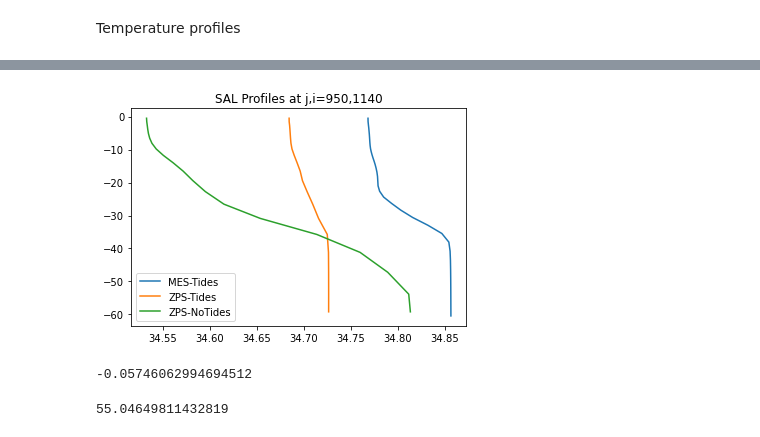
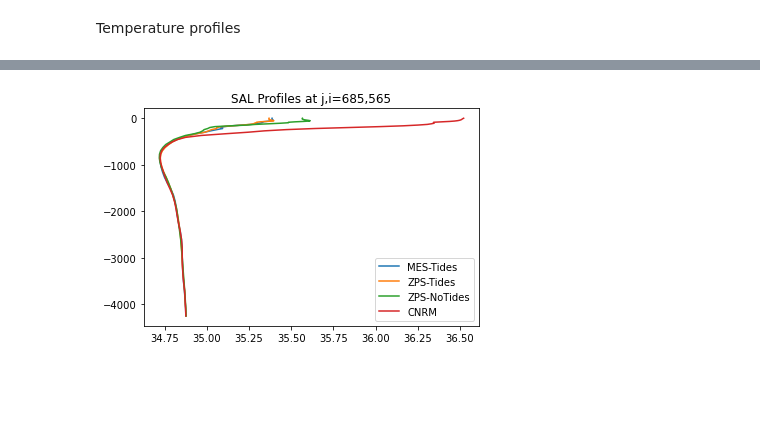
Before and after one commit to NOC-MSM/SE-NEMO, a Jupyter notebook: scripts/analysis/Notebooks/plot_SENEMO.ipynb, the cells around one changed output, grey strips where cells are left out. Cells and saved outputs as stored; diff of their text form; code cells hidden in the pictures; blank space fills up the shorter version.

```diff
--- a/scripts/analysis/Notebooks/plot_SENEMO.ipynb
+++ b/scripts/analysis/Notebooks/plot_SENEMO.ipynb
@@ -14,3 +14,4 @@ import numpy as np
 
 names,dpaths,DOMS,_  = coast.experiments(experiments='../Python/experiments.json')
 fnam='SENEMO_1m_19900101_19901231_grid_T_199008-199008.nc'
+fnam2='SN-CNRM_1m_19800101_19801231_grid_T_198008-198008.nc'
@@ -26,3 +27,6 @@ nemo_t3 = coast.Gridded(fn_data = fn_nemo_dat, fn_domain = DOMS[2], config=fn_co
+# %%
+fn_nemo_dat = dpaths[3] + fnam2
+nemo_t4 = coast.Gridded(fn_data = fn_nemo_dat, fn_domain = DOMS[3], config=fn_config_t_grid)
 # %% [markdown]
 Temperature profiles
 # %%
@@ -38,18 +42,21 @@ i=1140
 
 
 #Equitorial Pacific
-#i=565
-#j=685
+i=565
+j=685
 
 T1=nemo_t1.dataset.variables['thetao_con'].values[0,:,j,i]
 T2=nemo_t2.dataset.variables['thetao_con'].values[0,:,j,i]
 T3=nemo_t3.dataset.variables['thetao_con'].values[0,:,j,i]
+T4=nemo_t4.dataset.variables['thetao_con'].values[0,:,j,i]
+
 Z1=nemo_t1.dataset.coords['depth_0'].values[:,j,i]
 Z2=nemo_t2.dataset.coords['depth_0'].values[:,j,i]
 Z3=nemo_t3.dataset.coords['depth_0'].values[:,j,i]
+Z4=nemo_t3.dataset.coords['depth_0'].values[:,j,i]
 
-plt.plot(T1,-Z1,T2,-Z2,T3,-Z3)
-plt.legend(['MES-Tides','ZPS-Tides','ZPS-NoTides'])
+plt.plot(T1,-Z1,T2,-Z2,T3,-Z3,T4,-Z4)
+plt.legend(['MES-Tides','ZPS-Tides','ZPS-NoTides','CNRM'])
 plt.title('Tmp Profiles at j,i={0},{1}'.format(j,i))
-plt.savefig('../Figures/tmp_prof_j{0}_i{1}_1990_MES_ZPS-Tide_ZPS-NOTide.png'.format(j,i))
+plt.savefig('../Figures/tmp_prof_j{0}_i{1}_1990_MES_ZPS-Tide_ZPS-NOTide_CNRM.png'.format(j,i))
 # %% [output]
@@ -57,22 +64,21 @@ plt.savefig('../Figures/tmp_prof_j{0}_i{1}_1990_MES_ZPS-Tide_ZPS-NOTide.png'.for
 # %%
 T1=nemo_t1.dataset.variables['so_abs'].values[0,:,j,i]
 T2=nemo_t2.dataset.variables['so_abs'].values[0,:,j,i]
 T3=nemo_t3.dataset.variables['so_abs'].values[0,:,j,i]
+T4=nemo_t4.dataset.variables['so_abs'].values[0,:,j,i]
+
 Z1=nemo_t1.dataset.coords['depth_0'].values[:,j,i]
 Z2=nemo_t2.dataset.coords['depth_0'].values[:,j,i]
 Z3=nemo_t3.dataset.coords['depth_0'].values[:,j,i]
+Z4=nemo_t4.dataset.coords['depth_0'].values[:,j,i]
 
-plt.plot(T1,-Z1,T2,-Z2,T3,-Z3)
-plt.legend(['MES-Tides','ZPS-Tides','ZPS-NoTides'])
+plt.plot(T1,-Z1,T2,-Z2,T3,-Z3,T4,-Z4)
+plt.legend(['MES-Tides','ZPS-Tides','ZPS-NoTides','CNRM'])
 plt.title('SAL Profiles at j,i={0},{1}'.format(j,i))
-plt.savefig('../Figures/sal_prof_j{0}_i{1}_1990_MES_ZPS-Tide_ZPS-NOTide.png'.format(j,i))
+plt.savefig('../Figures/sal_prof_j{0}_i{1}_1990_MES_ZPS-Tide_ZPS-NOTide_CNRM.png'.format(j,i),transparent=False)
 # %% [output]
-[figure, old version]
+[figure, new version]
 # %%
 print(nemo_t2.dataset.longitude.values[j,i])
-# %% [output]
--0.05746062994694512
 # %%
 print(nemo_t2.dataset.latitude.values[j,i])
-# %% [output]
-55.04649811432819
```
Also changed, not shown: parts of 8 cells of this notebook, 4 other files.
